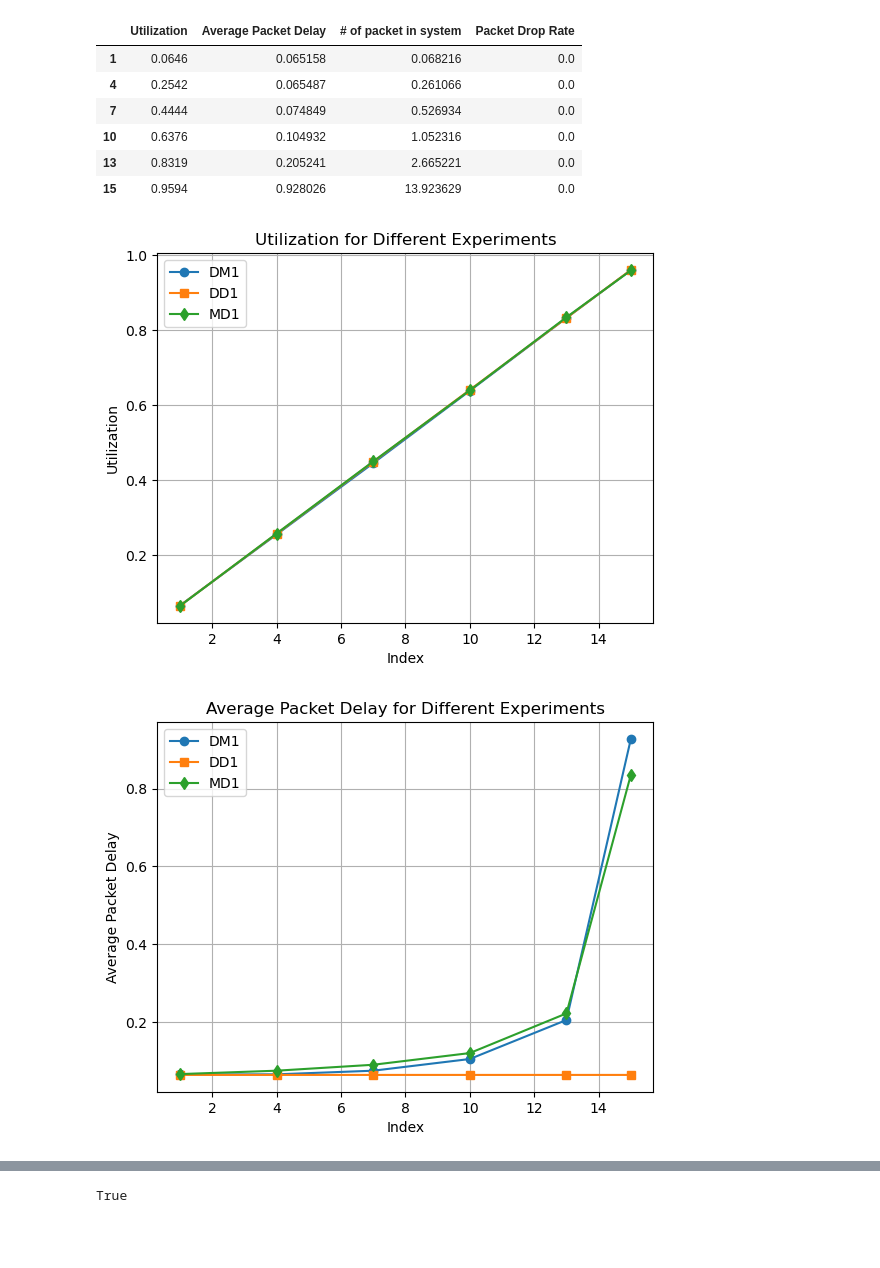
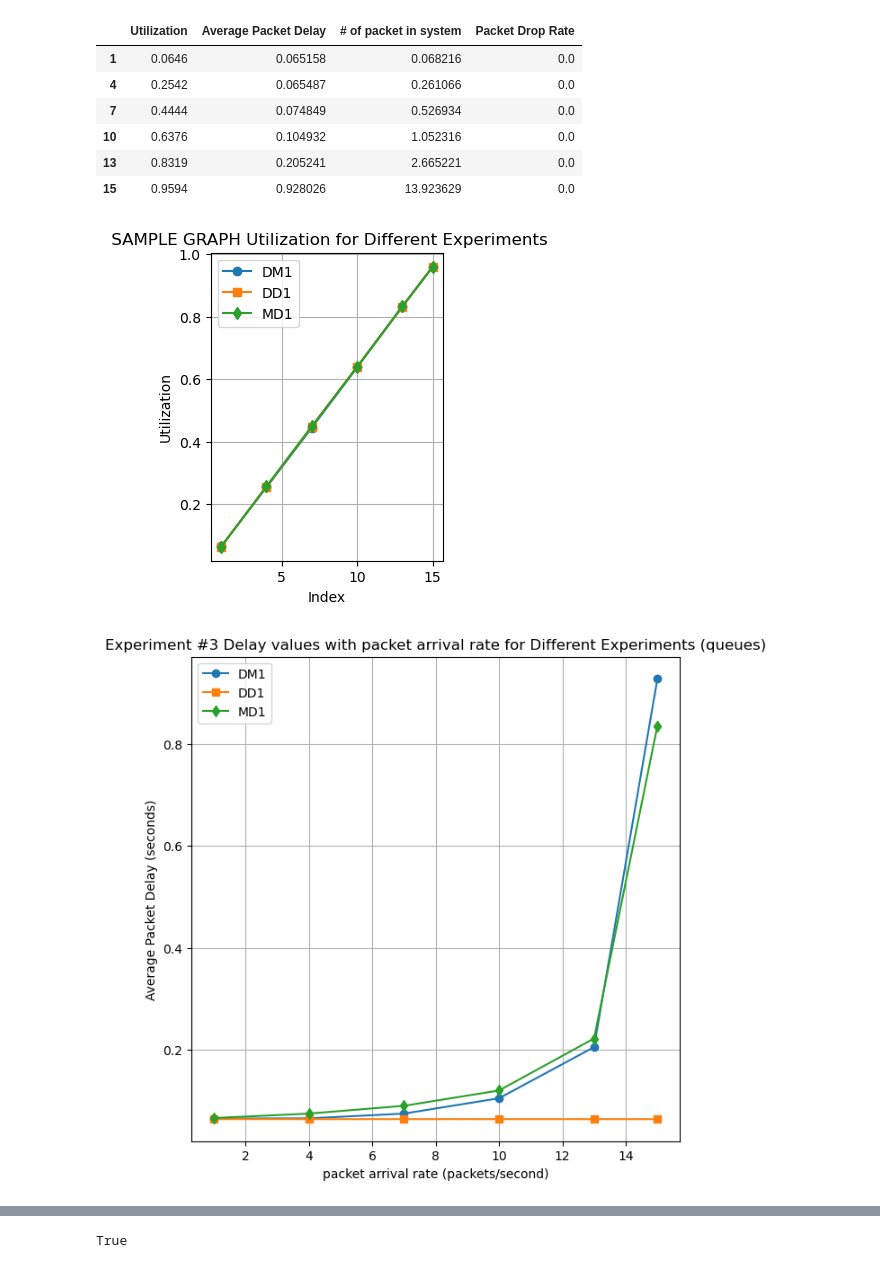
Before and after one commit to amantham20/Project2-ECE-842, a Jupyter notebook: Project2.ipynb, the cells around one changed output, grey strips where cells are left out. Drawn from its saved outputs; the diff is of its cells as text; code cells hidden in the pictures; blank space fills up the shorter version.

```diff
--- a/Project2.ipynb
+++ b/Project2.ipynb
@@ -314,33 +321,37 @@ df_experiment3DM1
 | 15 | 0.9594 | 0.928026 | 13.923629 | 0.0 |
 # %%
 # Plot the data for MD1
+plt.figure(figsize=(3,4))
 plt.plot(df_experiment3DM1.index, df_experiment3DM1['Utilization'], label='DM1', marker='o')
 # Plot the data for DM1
 plt.plot(df_experiment3DD1.index, df_experiment3DD1['Utilization'], label='DD1', marker='s')
 # Plot the data for DD1
 plt.plot(df_experiment3MD1.index, df_experiment3MD1['Utilization'], label='MD1', marker='d')
 
 plt.xlabel('Index')
 plt.ylabel('Utilization')
-plt.title('Utilization for Different Experiments')
+plt.title(' SAMPLE GRAPH Utilization for Different Experiments')
 plt.legend()
 
 # Show the plot
 plt.grid(True)
 plt.show()
 # %% [output]
-[figure, old version]
+[figure, new version]
 # %%
 # Plot the data for Average Packet Delay
+# set the size to 10x10x
+# a) b) c)
+plt.figure(figsize=(7,7))
 plt.plot(df_experiment3DM1.index, df_experiment3DM1['Average Packet Delay'], label='DM1', marker='o')
 plt.plot(df_experiment3DD1.index, df_experiment3DD1['Average Packet Delay'], label='DD1', marker='s')
 plt.plot(df_experiment3MD1.index, df_experiment3MD1['Average Packet Delay'], label='MD1', marker='d')
 
-plt.xlabel('Index')
-plt.ylabel('Average Packet Delay')
-plt.title('Average Packet Delay for Different Experiments')
+plt.xlabel('packet arrival rate (packets/second)')
+plt.ylabel('Average Packet Delay (seconds)')
+plt.title('Experiment #3 Delay values with packet arrival rate for Different Experiments (queues)')
 plt.legend()
 plt.grid(True)
 plt.show()
 # %% [output]
-[figure, old version]
+[figure, new version]
```
Also changed, not shown: parts of 12 cells of this notebook.
